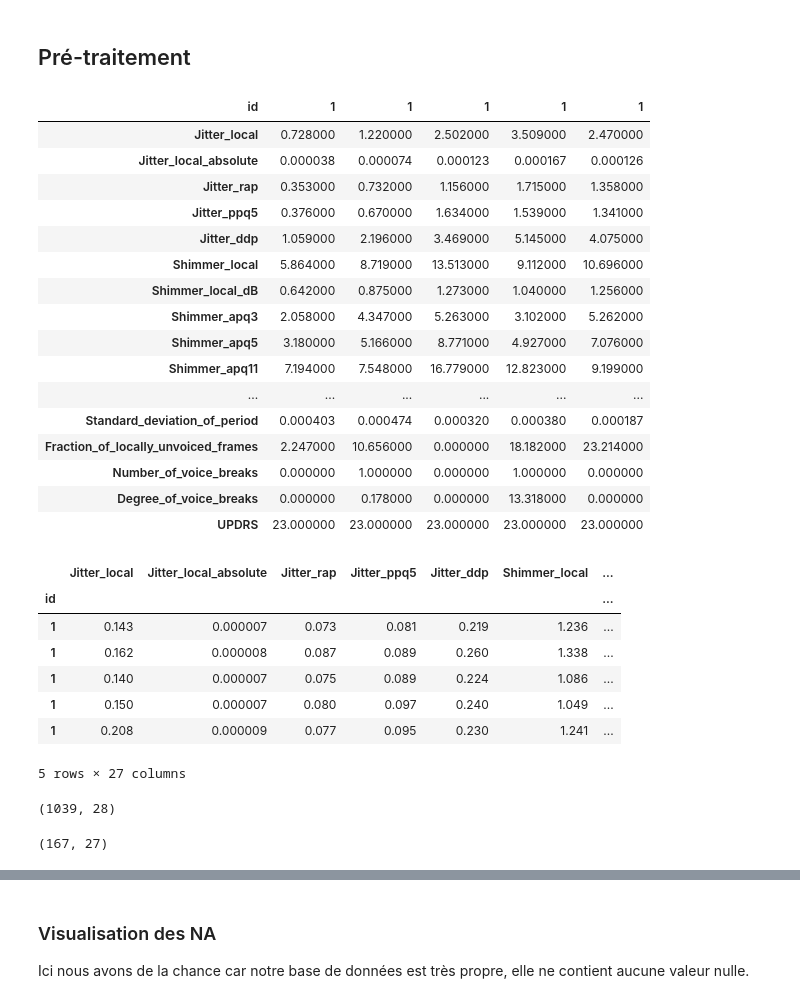
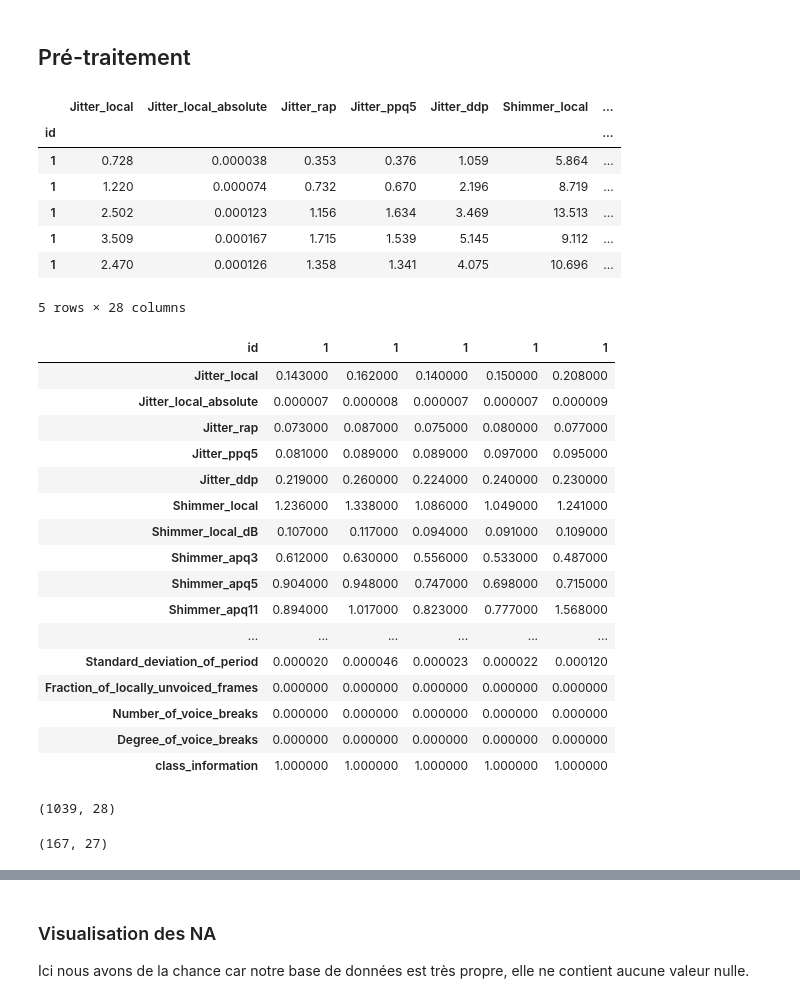
Before and after one commit to cjacques4/Parkinson-Speech-Dataset-with-Multiple-Types-of-Sound-Recordings, a Jupyter notebook: Projet_Python_DataAnalysis.ipynb, the cells around one changed output, grey strips where cells are left out. Cells and saved outputs as stored; diff of their text form; code cells hidden in the pictures.

```diff
--- a/Projet_Python_DataAnalysis.ipynb
+++ b/Projet_Python_DataAnalysis.ipynb
@@ -88,44 +107,46 @@ df_val = pd.read_csv ('test_data.txt', delimiter=",", header=0, index_col = [0],
 # %% [markdown]
 ##  Pré-traitement
 # %%
-df.head().T
+df.head()
 # %% [output]
-| id | 1 | 1 | 1 | 1 | 1 |
-| Jitter_local | 0.728000 | 1.220000 | 2.502000 | 3.509000 | 2.470000 |
-| Jitter_local_absolute | 0.000038 | 0.000074 | 0.000123 | 0.000167 | 0.000126 |
-| Jitter_rap | 0.353000 | 0.732000 | 1.156000 | 1.715000 | 1.358000 |
-| Jitter_ppq5 | 0.376000 | 0.670000 | 1.634000 | 1.539000 | 1.341000 |
-| Jitter_ddp | 1.059000 | 2.196000 | 3.469000 | 5.145000 | 4.075000 |
-| Shimmer_local | 5.864000 | 8.719000 | 13.513000 | 9.112000 | 10.696000 |
-| Shimmer_local_dB | 0.642000 | 0.875000 | 1.273000 | 1.040000 | 1.256000 |
-| Shimmer_apq3 | 2.058000 | 4.347000 | 5.263000 | 3.102000 | 5.262000 |
-| Shimmer_apq5 | 3.180000 | 5.166000 | 8.771000 | 4.927000 | 7.076000 |
-| Shimmer_apq11 | 7.194000 | 7.548000 | 16.779000 | 12.823000 | 9.199000 |
-| ... | ... | ... | ... | ... | ... |
-| Standard_deviation_of_period | 0.000403 | 0.000474 | 0.000320 | 0.000380 | 0.000187 |
-| Fraction_of_locally_unvoiced_frames | 2.247000 | 10.656000 | 0.000000 | 18.182000 | 23.214000 |
-| Number_of_voice_breaks | 0.000000 | 1.000000 | 0.000000 | 1.000000 | 0.000000 |
-| Degree_of_voice_breaks | 0.000000 | 0.178000 | 0.000000 | 13.318000 | 0.000000 |
-| UPDRS | 23.000000 | 23.000000 | 23.000000 | 23.000000 | 23.000000 |
+|  | Jitter_local | Jitter_local_absolute | Jitter_rap | Jitter_ppq5 | Jitter_ddp | Shimmer_local | ... |
+| id |  |  |  |  |  |  | ... |
+| 1 | 0.728 | 0.000038 | 0.353 | 0.376 | 1.059 | 5.864 | ... |
+| 1 | 1.220 | 0.000074 | 0.732 | 0.670 | 2.196 | 8.719 | ... |
+| 1 | 2.502 | 0.000123 | 1.156 | 1.634 | 3.469 | 13.513 | ... |
+| 1 | 3.509 | 0.000167 | 1.715 | 1.539 | 5.145 | 9.112 | ... |
+| 1 | 2.470 | 0.000126 | 1.358 | 1.341 | 4.075 | 10.696 | ... |
+5 rows × 28 columns
 # %%
-df_val.head()
+df_val.head().T
 # %% [output]
-|  | Jitter_local | Jitter_local_absolute | Jitter_rap | Jitter_ppq5 | Jitter_ddp | Shimmer_local | ... |
-| id |  |  |  |  |  |  | ... |
-| 1 | 0.143 | 0.000007 | 0.073 | 0.081 | 0.219 | 1.236 | ... |
-| 1 | 0.162 | 0.000008 | 0.087 | 0.089 | 0.260 | 1.338 | ... |
-| 1 | 0.140 | 0.000007 | 0.075 | 0.089 | 0.224 | 1.086 | ... |
-| 1 | 0.150 | 0.000007 | 0.080 | 0.097 | 0.240 | 1.049 | ... |
-| 1 | 0.208 | 0.000009 | 0.077 | 0.095 | 0.230 | 1.241 | ... |
+| id | 1 | 1 | 1 | 1 | 1 |
+| Jitter_local | 0.143000 | 0.162000 | 0.140000 | 0.150000 | 0.208000 |
+| Jitter_local_absolute | 0.000007 | 0.000008 | 0.000007 | 0.000007 | 0.000009 |
+| Jitter_rap | 0.073000 | 0.087000 | 0.075000 | 0.080000 | 0.077000 |
+| Jitter_ppq5 | 0.081000 | 0.089000 | 0.089000 | 0.097000 | 0.095000 |
+| Jitter_ddp | 0.219000 | 0.260000 | 0.224000 | 0.240000 | 0.230000 |
+| Shimmer_local | 1.236000 | 1.338000 | 1.086000 | 1.049000 | 1.241000 |
+| Shimmer_local_dB | 0.107000 | 0.117000 | 0.094000 | 0.091000 | 0.109000 |
+| Shimmer_apq3 | 0.612000 | 0.630000 | 0.556000 | 0.533000 | 0.487000 |
+| Shimmer_apq5 | 0.904000 | 0.948000 | 0.747000 | 0.698000 | 0.715000 |
+| Shimmer_apq11 | 0.894000 | 1.017000 | 0.823000 | 0.777000 | 1.568000 |
+| ... | ... | ... | ... | ... | ... |
+| Standard_deviation_of_period | 0.000020 | 0.000046 | 0.000023 | 0.000022 | 0.000120 |
+| Fraction_of_locally_unvoiced_frames | 0.000000 | 0.000000 | 0.000000 | 0.000000 | 0.000000 |
+| Number_of_voice_breaks | 0.000000 | 0.000000 | 0.000000 | 0.000000 | 0.000000 |
+| Degree_of_voice_breaks | 0.000000 | 0.000000 | 0.000000 | 0.000000 | 0.000000 |
+| class_information | 1.000000 | 1.000000 | 1.000000 | 1.000000 | 1.000000 |
-5 rows × 27 columns
-# %%
-df.shape
-# %% [output]
-(1039, 28)
-# %%
-df_val.shape
-# %% [output]
-(167, 27)
+# %%
+#We have 1039 values and 28 features in the dataset:
+df.shape
+# %% [output]
+(1039, 28)
+# %%
+#We have 167 values and 27 features in the dataset:
+df_val.shape
+# %% [output]
+(167, 27)
 # %%
 df.dtypes
 # %% [output]
```
Also changed, not shown: parts of 21 cells of this notebook.
